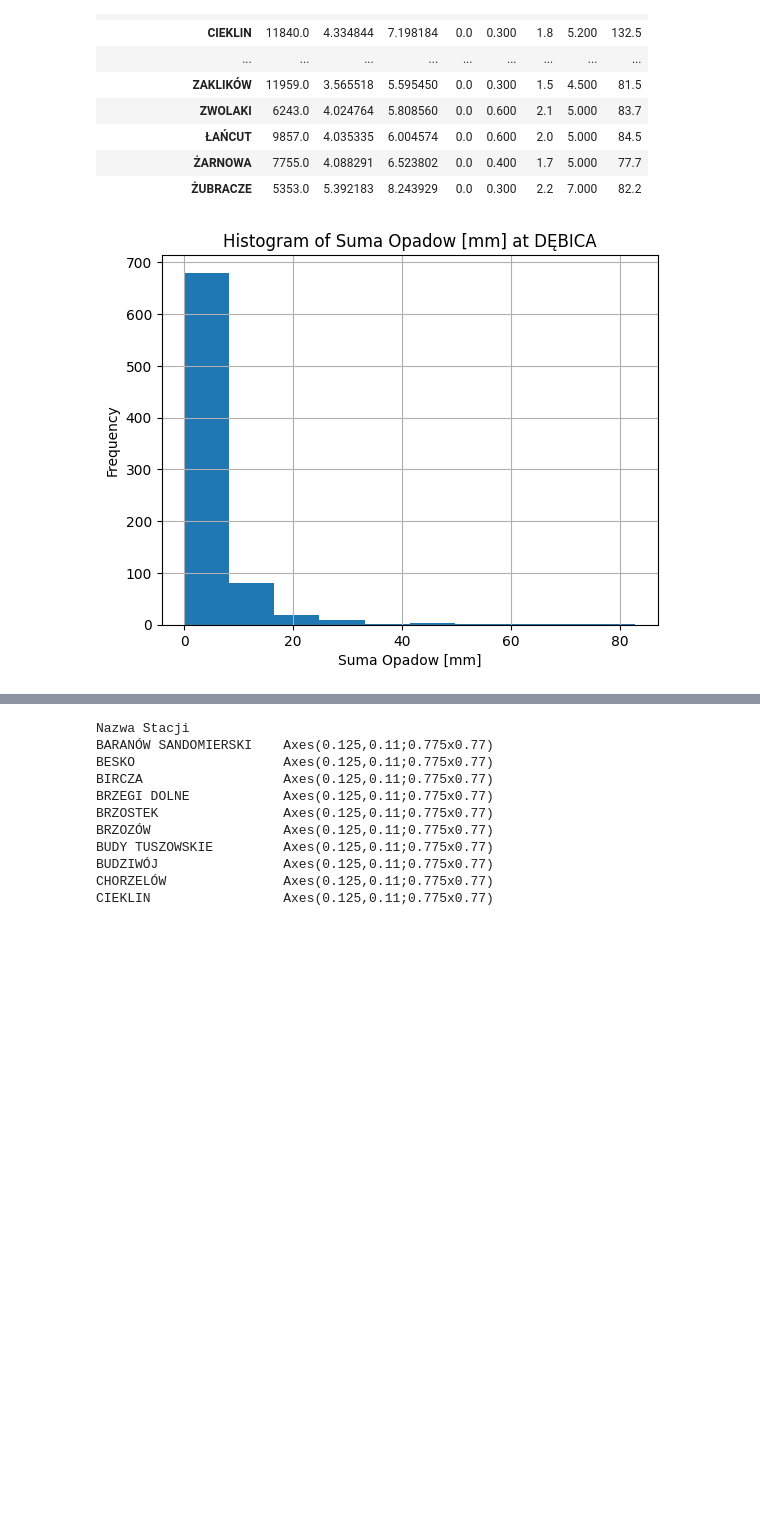
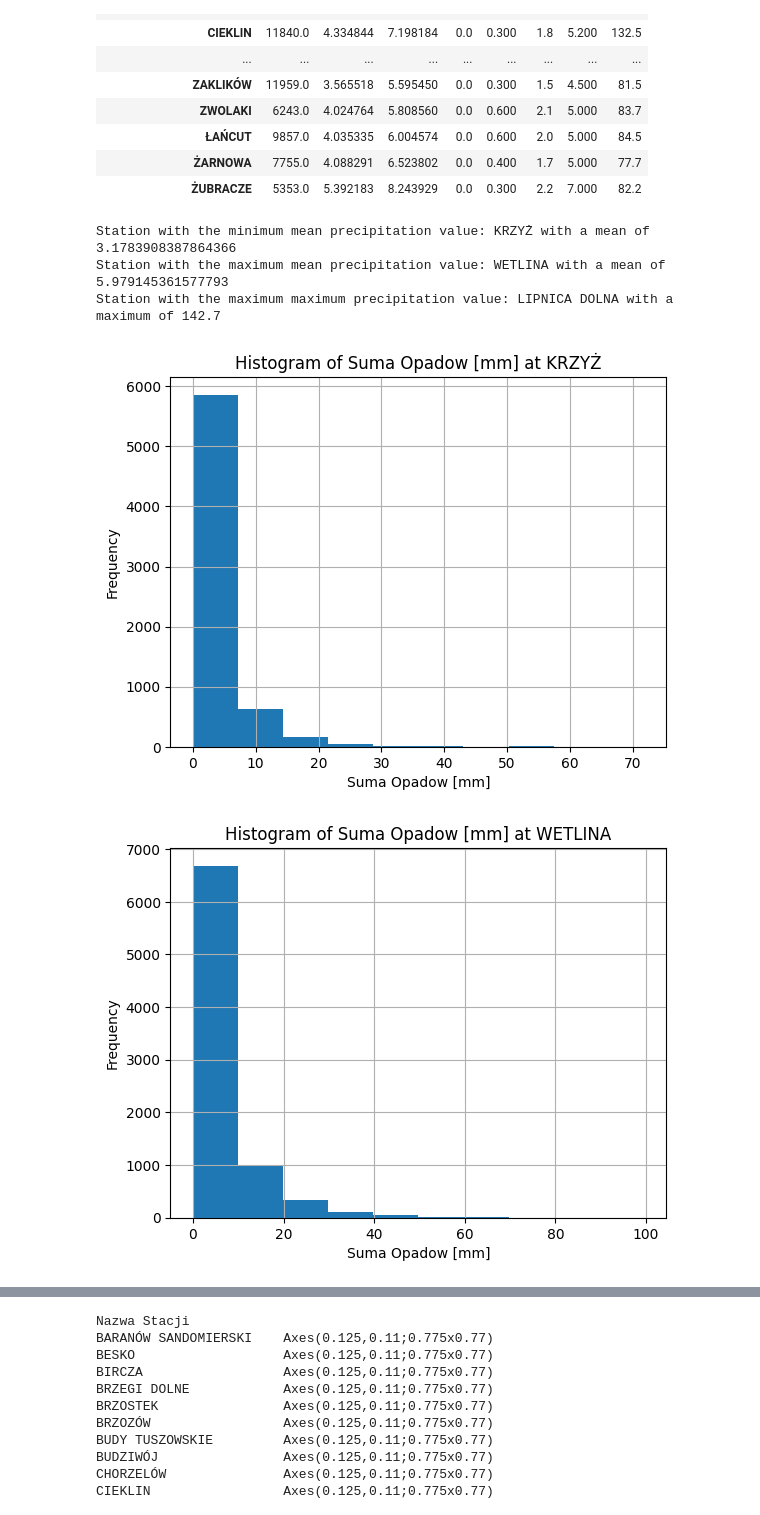
Before and after one commit to barti2115/standardised_precipitation_index, a Jupyter notebook: eda.ipynb, the cells around one changed output, grey strips where cells are left out. Saved outputs shown, nothing was run; the diff lists cells and outputs as text; code cells hidden in the pictures; blank space fills up the shorter version.

```diff
--- a/eda.ipynb
+++ b/eda.ipynb
@@ -282,12 +299,45 @@ grouped_descriptions
 | ŁAŃCUT | 9857.0 | 4.035335 | 6.004574 | 0.0 | 0.600 | 2.0 | 5.000 | 84.5 |
 | ŻARNOWA | 7755.0 | 4.088291 | 6.523802 | 0.0 | 0.400 | 1.7 | 5.000 | 77.7 |
 | ŻUBRACZE | 5353.0 | 5.392183 | 8.243929 | 0.0 | 0.300 | 2.2 | 7.000 | 82.2 |
+# %%
+# Retrieve the station names along with the values
+min_mean_station = grouped_descriptions['mean'].idxmin()  # Station with the minimum mean value
+max_mean_station = grouped_descriptions['mean'].idxmax()  # Station with the maximum mean value
+max_max_station = grouped_descriptions['max'].idxmax()    # Station with the maximum maximum value
+
+min_mean_value = grouped_descriptions['mean'].min()  # Minimum of the mean values
+max_mean_value = grouped_descriptions['mean'].max()  # Maximum of the mean values
+max_max_value = grouped_descriptions['max'].max()    # Maximum of the maximum values
+
+# Print the results with station names
+print("Station with the minimum mean precipitation value:", min_mean_station, "with a mean of", min_mean_value)
+print("Station with the maximum mean precipitation value:", max_mean_station, "with a mean of", max_mean_value)
+print("Station with the maximum maximum precipitation value:", max_max_station, "with a maximum of", max_max_value)
+# %% [output]
+Station with the minimum mean precipitation value: KRZYŻ with a mean of 3.1783908387864366
+Station with the maximum mean precipitation value: WETLINA with a mean of 5.979145361577793
+Station with the maximum maximum precipitation value: LIPNICA DOLNA with a maximum of 142.7
 # %%
 plt.figure()  # Create a new figure
-df[df['Nazwa Stacji'] == 'DĘBICA']['Suma Opadow [mm]'].hist()  # Adjust the number of bins as needed
-plt.title('Histogram of Suma Opadow [mm] at DĘBICA')  # Set the title
+df[df['Nazwa Stacji'] == 'KRZYŻ']['Suma Opadow [mm]'].hist()  # Adjust the number of bins as needed
+plt.title('Histogram of Suma Opadow [mm] at KRZYŻ')  # Set the title
 plt.xlabel('Suma Opadow [mm]')  # Set the x-axis label
 plt.ylabel('Frequency')  # Set the y-axis label
 plt.show()
+
+plt.figure()  # Create a new figure
+df[df['Nazwa Stacji'] == 'WETLINA']['Suma Opadow [mm]'].hist()  # Adjust the number of bins as needed
+plt.title('Histogram of Suma Opadow [mm] at WETLINA')  # Set the title
+plt.xlabel('Suma Opadow [mm]')  # Set the x-axis label
+plt.ylabel('Frequency')  # Set the y-axis label
+plt.show()
+
+plt.figure()  # Create a new figure
+df[df['Nazwa Stacji'] == 'LIPNICA DOLNA']['Suma Opadow [mm]'].hist()  # Adjust the number of bins as needed
+plt.title('Histogram of Suma Opadow [mm] at LIPNICA DOLNA')  # Set the title
+plt.xlabel('Suma Opadow [mm]')  # Set the x-axis label
+plt.ylabel('Frequency')  # Set the y-axis label
+plt.show()
 # %% [output]
-[figure, old version]
+[figure, new version]
+[figure, added]
```
Also changed, not shown: parts of 10 cells of this notebook, 1 other file.
